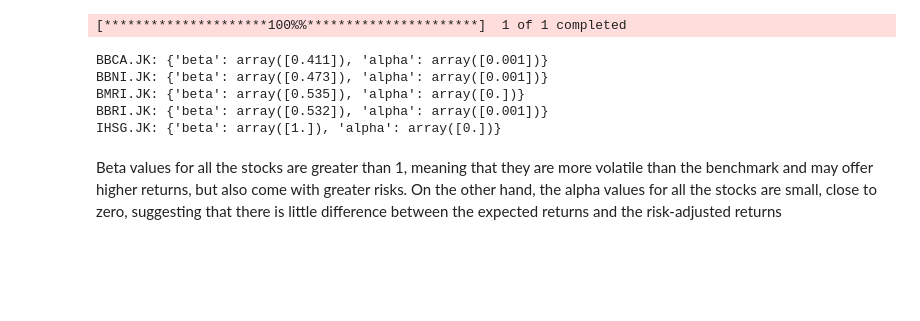
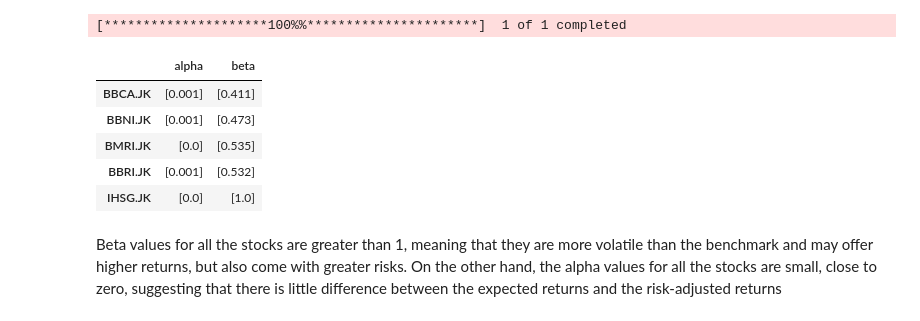
Before and after one commit to cyrilladrian/financial-analysis, a Jupyter notebook: Fundamental_Analysis_Machine_Learning_v2.ipynb, the cells around one changed output. Cells and saved outputs as stored; diff of their text form; code cells hidden in the pictures; blank space fills up the shorter version.

Commit message:
[EDIT] financial dataframe retrieval

```diff
--- a/Fundamental_Analysis_Machine_Learning_v2.ipynb
+++ b/Fundamental_Analysis_Machine_Learning_v2.ipynb
@@ -109,11 +158,10 @@ for ticker in tickers:
 returns_no_index['IHSG.JK'] = returns_data['IHSG.JK'].reset_index(drop=True)
 # %%
 def compute_alpha_beta(stock):
-  result= {}
   X = returns_no_index["IHSG.JK"].values.reshape(-1, 1)
   y = stock.values.reshape(-1, 1)
 
-
+  dataframe = {}
   if len(X) != len(y):
       min_len = min(len(X), len(y))
       X = X[:min_len]
@@ -125,19 +173,23 @@ def compute_alpha_beta(stock):
   beta = model.coef_[0]
   alpha = model.intercept_
 
-  result['beta'] = beta.round(3)
-  result['alpha'] = alpha.round(3)
-  return result
+  dataframe['beta'] = beta.round(3)
+  dataframe['alpha'] = alpha.round(3)
+
+  return dataframe
-# %%
-for stock in returns_no_index.keys():
-  result = compute_alpha_beta(returns_no_index[stock])
-  print(f"{stock}: {result}")
-# %% [output]
-BBCA.JK: {'beta': array([0.411]), 'alpha': array([0.001])}
-BBNI.JK: {'beta': array([0.473]), 'alpha': array([0.001])}
-BMRI.JK: {'beta': array([0.535]), 'alpha': array([0.])}
-BBRI.JK: {'beta': array([0.532]), 'alpha': array([0.001])}
-IHSG.JK: {'beta': array([1.]), 'alpha': array([0.])}
+# %%
+ab_df = pd.DataFrame(index=tickers, columns=['alpha', 'beta'])
+for stock in returns_no_index.keys():
+  ab_df.loc[stock] = compute_alpha_beta(returns_no_index[stock])
+
+ab_df
+# %% [output]
+|  | alpha | beta |
+| BBCA.JK | [0.001] | [0.411] |
+| BBNI.JK | [0.001] | [0.473] |
+| BMRI.JK | [0.0] | [0.535] |
+| BBRI.JK | [0.001] | [0.532] |
+| IHSG.JK | [0.0] | [1.0] |
 # %% [markdown]
 Beta values for all the stocks are greater than 1, meaning that they are more volatile than the benchmark and may offer higher returns, but also come with greater risks. On the other hand, the alpha values for all the stocks are small, close to zero, suggesting that there is little difference between the expected returns and the risk-adjusted returns
 # %% [markdown]
```
Also changed, not shown: parts of 20 cells of this notebook, 5 other files.
